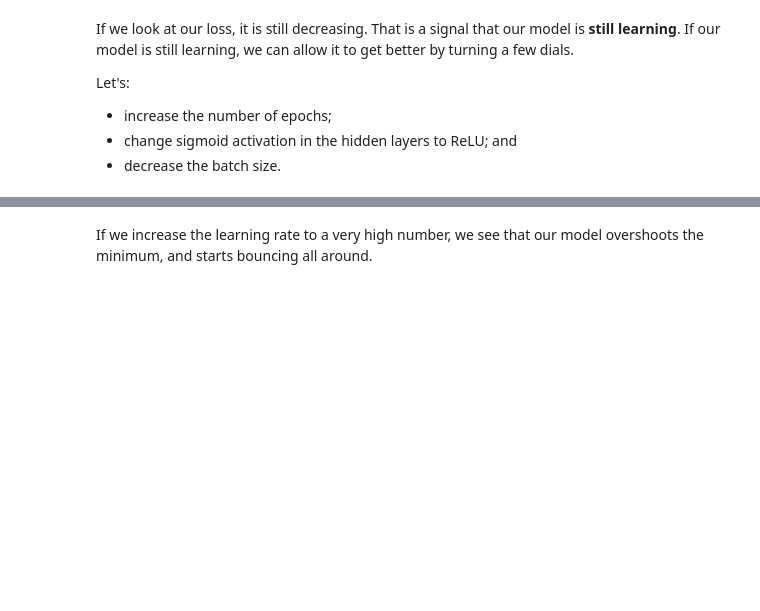
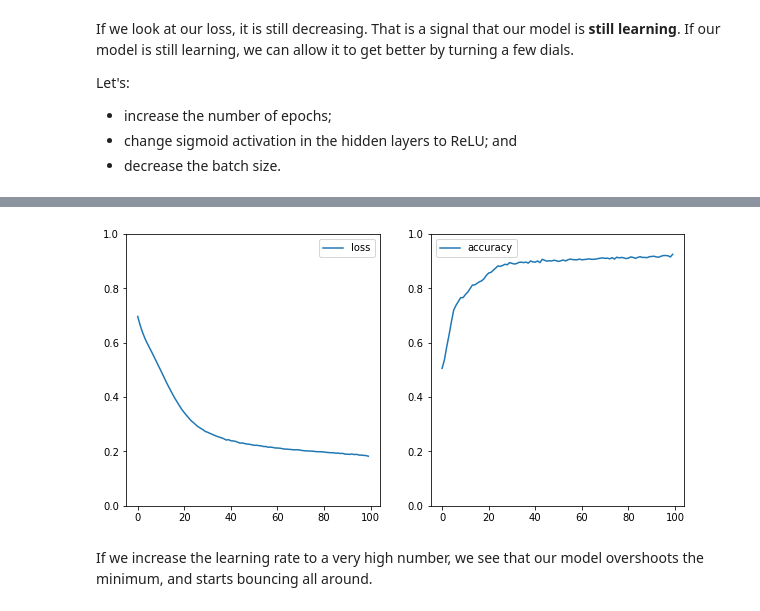
Before and after one commit to ParkedHampster/DS-Live-022023, a Jupyter notebook: Phase4/Lectures/16_Topic_39_network_regularization_and_evaluation.ipynb, the cells around one changed output, grey strips where cells are left out. Cells and saved outputs as stored; diff of their text form; code cells hidden in the pictures; blank space fills up the shorter version.

```diff
--- a/Phase4/Lectures/16_Topic_39_network_regularization_and_evaluation.ipynb
+++ b/Phase4/Lectures/16_Topic_39_network_regularization_and_evaluation.ipynb
@@ -129,10 +240,14 @@ results = model.fit(X_pure_train, y_pure_train, epochs=100, batch_size=None, ver
 # %%
 sigmoid_loss = results.history['loss']
 sigmoid_accuracy = results.history['accuracy']
 
 fig, (ax1, ax2) = plt.subplots(1, 2, figsize=(10, 5))
-sns.lineplot(x=results.epoch, y=sigmoid_loss, ax=ax1, label='loss')
-sns.lineplot(x=results.epoch, y=sigmoid_accuracy, ax=ax2, label='accuracy');
+sns.lineplot(x=results.epoch, y=sigmoid_loss, ax=ax1, label='loss'
+).set(ylim=[0,1])
+sns.lineplot(x=results.epoch, y=sigmoid_accuracy, ax=ax2, label='accuracy'
+).set(ylim=[0,1]);
+# %% [output]
+[figure, added]
 # %% [markdown]
 If we increase the learning rate to a very high number, we see that our model overshoots the minimum, and starts bouncing all around.
 # %%
```
Also changed, not shown: parts of 29 cells of this notebook.
